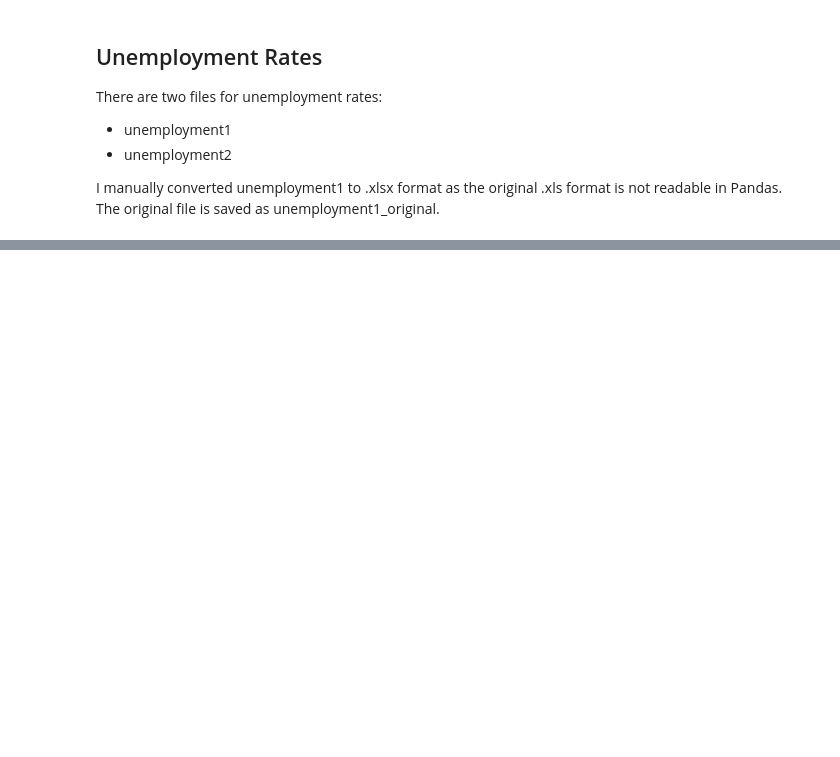
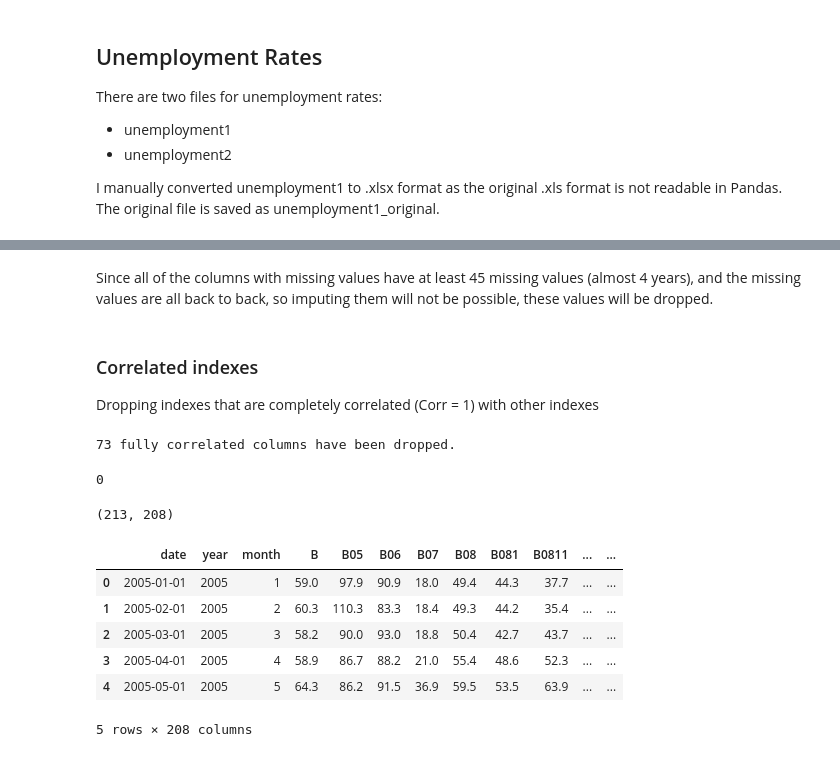
Before and after one commit to Ahmetyasin/CS512-project, a Jupyter notebook: CleaningTuikData.ipynb, the cells around one changed output, grey strips where cells are left out. Cells and saved outputs as stored; diff of their text form; code cells hidden in the pictures; blank space fills up the shorter version.

```diff
--- a/CleaningTuikData.ipynb
+++ b/CleaningTuikData.ipynb
@@ -403,0 +675,2 @@ df.insert(2, 'month', df['date'].apply(lambda x: x.split(' ')[1]))
+# %% [markdown]
+Since all of the columns with missing values have at least 45 missing values (almost 4 years), and the missing values are all back to back, so imputing them will not be possible, these values will be dropped.
@@ -403,0 +680,47 @@ df.insert(2, 'month', df['date'].apply(lambda x: x.split(' ')[1]))
+# %% [markdown]
+### Correlated indexes
+Dropping indexes that are completely correlated (Corr = 1) with other indexes
+# %%
+# Boolean dataframe of columns that have correlation 1
+correlated_cols = df.iloc[:, 3:].corr() == 1
+
+# Each row of the boolean dataframe (corrresponding to columns that have corr=1) should have
+# only one True value, which is the correlation of the column with itself
+# Whenever we have more than one True value it means that we have two different columns
+# having corr = 1
+# Therefore, columns with more than one True values are to be dropped
+
+cond = correlated_cols.sum(axis=1) > 1
+cols_to_drop = cond[cond].index
+df = df.drop(columns=cols_to_drop)
+print(f'{cols_to_drop.shape[0]} fully correlated columns have been dropped.')
+# %% [output]
+73 fully correlated columns have been dropped.
+# %%
+# Checking if all correlated columns have been dropped
+correlated_cols = df.iloc[:, 3:].corr() == 1
+cond = correlated_cols.sum(axis=1) > 1
+cond.sum()
+# %% [output]
+0
+# %%
+df.shape
+# %% [output]
+(213, 208)
+# %%
+# Saving file
+path = 'cleaned_data/industrial_production_index.csv'
+# df.to_csv(path, index=False)
+
+# Loading saved_data
+df = pd.read_csv(path, parse_dates=['date'])
+# %%
+df.head()
+# %% [output]
+|  | date | year | month | B | B05 | B06 | B07 | B08 | B081 | B0811 | ... | ... |
+| 0 | 2005-01-01 | 2005 | 1 | 59.0 | 97.9 | 90.9 | 18.0 | 49.4 | 44.3 | 37.7 | ... | ... |
+| 1 | 2005-02-01 | 2005 | 2 | 60.3 | 110.3 | 83.3 | 18.4 | 49.3 | 44.2 | 35.4 | ... | ... |
+| 2 | 2005-03-01 | 2005 | 3 | 58.2 | 90.0 | 93.0 | 18.8 | 50.4 | 42.7 | 43.7 | ... | ... |
+| 3 | 2005-04-01 | 2005 | 4 | 58.9 | 86.7 | 88.2 | 21.0 | 55.4 | 48.6 | 52.3 | ... | ... |
+| 4 | 2005-05-01 | 2005 | 5 | 64.3 | 86.2 | 91.5 | 36.9 | 59.5 | 53.5 | 63.9 | ... | ... |
+5 rows × 208 columns
```
Also changed, not shown: parts of 35 cells of this notebook, 14 other files.
